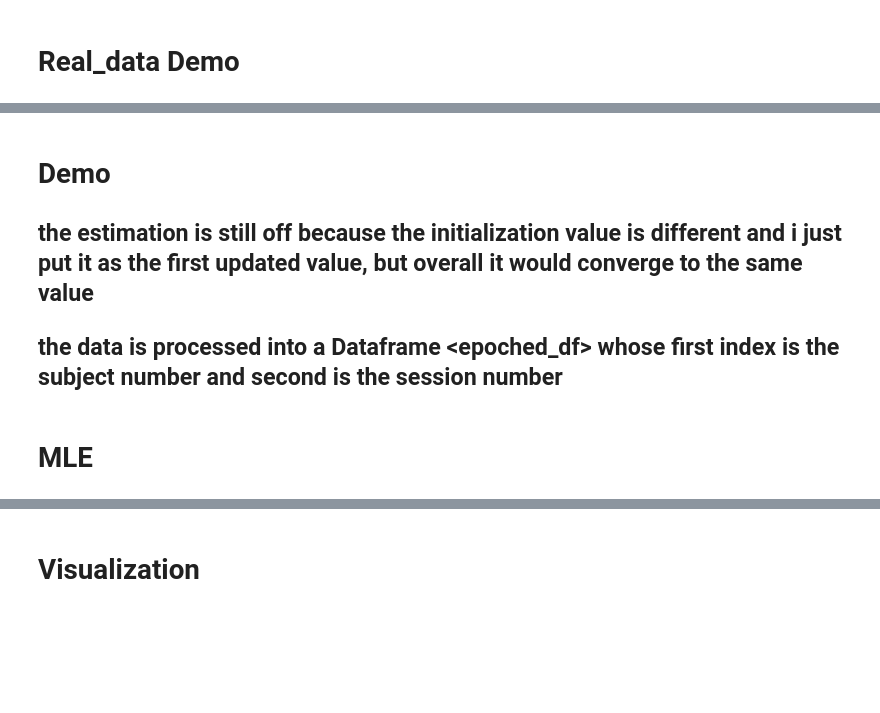
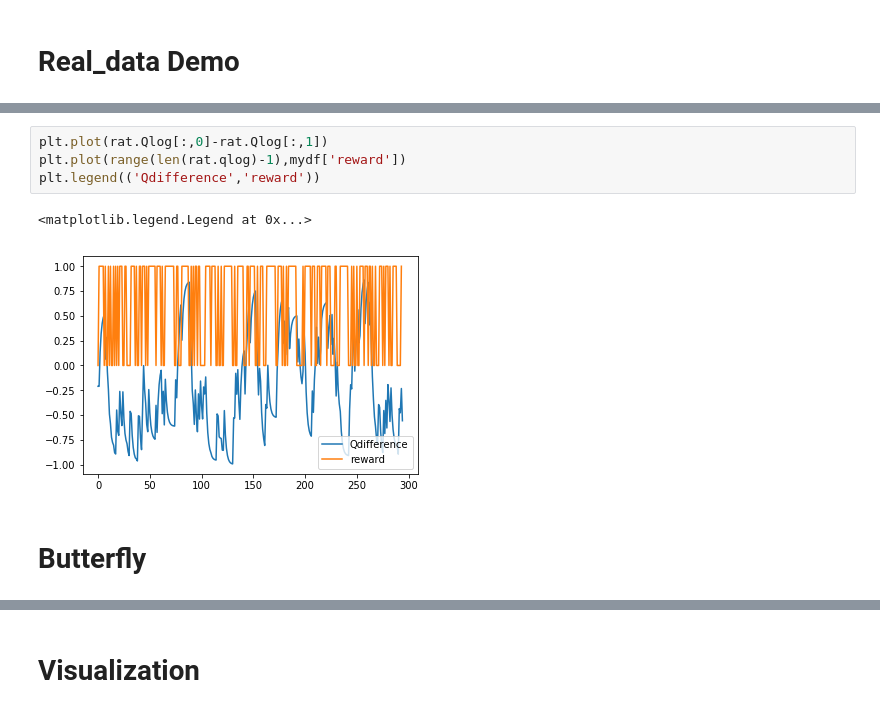
Before and after one commit to Maylibooyah69/RewardReversalPorject, a Jupyter notebook: Data_processing.ipynb, the cells around one changed output, grey strips where cells are left out. Drawn from its saved outputs; the diff is of its cells as text; blank space fills up the shorter version.

```diff
--- a/Data_processing.ipynb
+++ b/Data_processing.ipynb
@@ -168,6 +142,9 @@ plt.plot(mydf['Q'])
-# %% [markdown]
-# Demo
-## the estimation is still off because the initialization value is different and i just put it as the first updated value, but overall it would converge to the same value
-## the data is processed into a Dataframe <epoched_df> whose first index is the subject number and second is the session number
+# %%
+plt.plot(rat.Qlog[:,0]-rat.Qlog[:,1])
+plt.plot(range(len(rat.qlog)-1),mydf['reward'])
+plt.legend(('Qdifference','reward'))
+# %% [output]
+<matplotlib.legend.Legend at 0x...>
+[figure, added]
 # %% [markdown]
-# MLE
+# Butterfly
```
Also changed, not shown: parts of 6 cells of this notebook, 33 other files.
